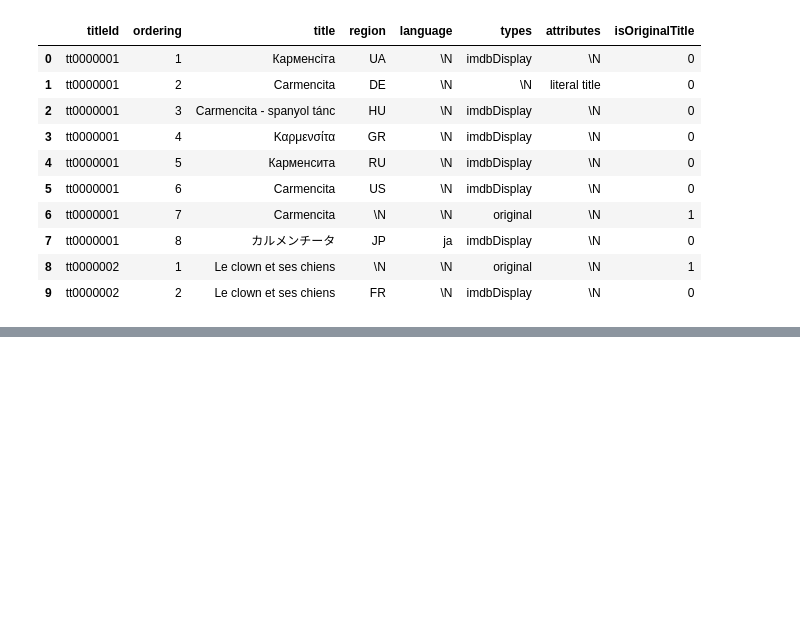
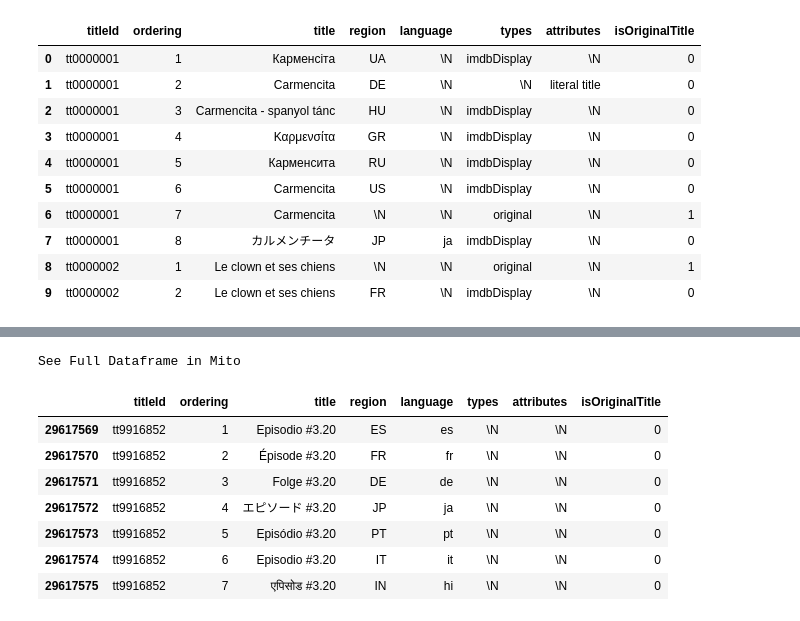
Before and after one commit to CathieLC/Wild_movie_project, a Jupyter notebook: Guillaume/akas_G.ipynb, the cells around one changed output, grey strips where cells are left out. Drawn from its saved outputs; the diff is of its cells as text; code cells hidden in the pictures; blank space fills up the shorter version.

```diff
--- a/Guillaume/akas_G.ipynb
+++ b/Guillaume/akas_G.ipynb
@@ -58,0 +66,12 @@ See Full Dataframe in Mito
+# %%
+akas_df[akas_df.titleId == 'tt9916852']
+# %% [output]
+See Full Dataframe in Mito
+|  | titleId | ordering | title | region | language | types | attributes | isOriginalTitle |
+| 29617569 | tt9916852 | 1 | Episodio #3.20 | ES | es | \N | \N | 0 |
+| 29617570 | tt9916852 | 2 | Épisode #3.20 | FR | fr | \N | \N | 0 |
+| 29617571 | tt9916852 | 3 | Folge #3.20 | DE | de | \N | \N | 0 |
+| 29617572 | tt9916852 | 4 | エピソード #3.20 | JP | ja | \N | \N | 0 |
+| 29617573 | tt9916852 | 5 | Episódio #3.20 | PT | pt | \N | \N | 0 |
+| 29617574 | tt9916852 | 6 | Episodio #3.20 | IT | it | \N | \N | 0 |
+| 29617575 | tt9916852 | 7 | एपिसोड #3.20 | IN | hi | \N | \N | 0 |
```
Also changed, not shown: parts of 3 cells of this notebook, 1 other file.
